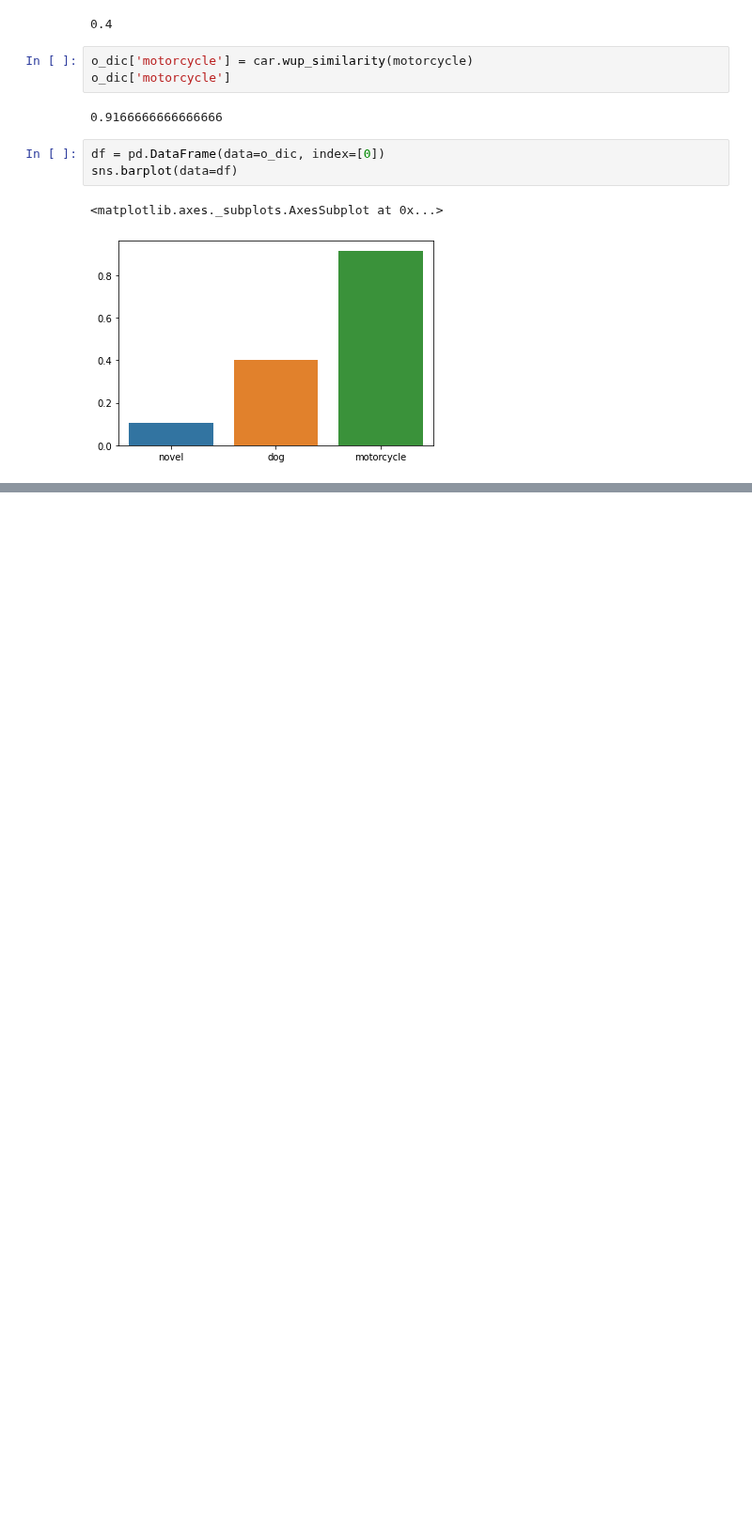
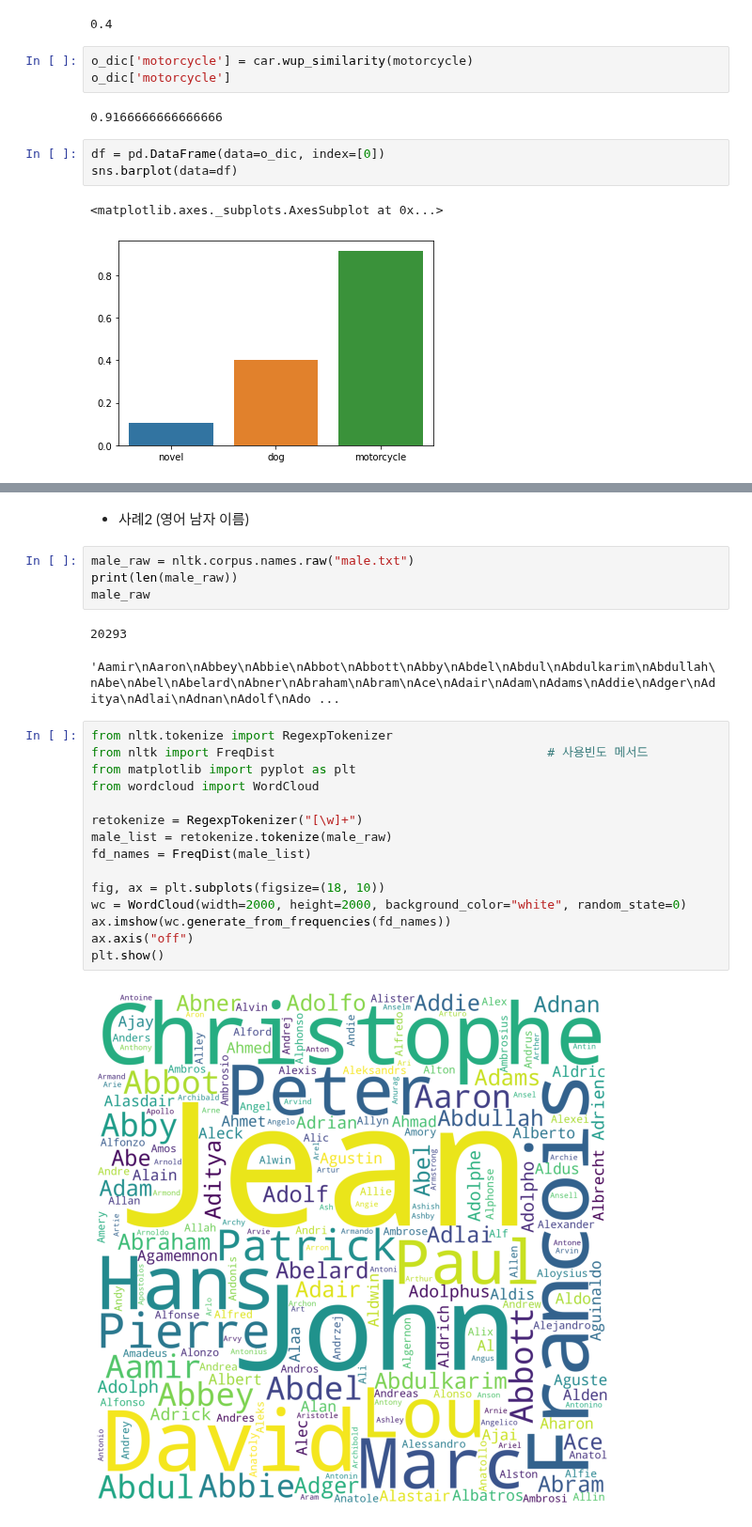
Before and after one commit to twelvesense/first-repository, a Jupyter notebook: demo_ntlk.ipynb, the cells around one changed output, grey strips where cells are left out. Shown at 94% size. Saved outputs shown, nothing was run; the diff lists cells and outputs as text; blank space fills up the shorter version.

```diff
--- a/demo_ntlk.ipynb
+++ b/demo_ntlk.ipynb
@@ -148,0 +197,26 @@ sns.barplot(data=df)
+# %% [markdown]
+* 사례2 (영어 남자 이름)
+# %%
+male_raw = nltk.corpus.names.raw("male.txt")
+print(len(male_raw))
+male_raw
+# %% [output]
+20293
+'Aamir\nAaron\nAbbey\nAbbie\nAbbot\nAbbott\nAbby\nAbdel\nAbdul\nAbdulkarim\nAbdullah\nAbe\nAbel\nAbelard\nAbner\nAbraham\nAbram\nAce\nAdair\nAdam\nAdams\nAddie\nAdger\nAditya\nAdlai\nAdnan\nAdolf\nAdo ...
+# %%
+from nltk.tokenize import RegexpTokenizer
+from nltk import FreqDist                                     # 사용빈도 메서드
+from matplotlib import pyplot as plt
+from wordcloud import WordCloud
+
+retokenize = RegexpTokenizer("[\w]+")
+male_list = retokenize.tokenize(male_raw)
+fd_names = FreqDist(male_list)
+
+fig, ax = plt.subplots(figsize=(18, 10))
+wc = WordCloud(width=2000, height=2000, background_color="white", random_state=0)
+ax.imshow(wc.generate_from_frequencies(fd_names))
+ax.axis("off")
+plt.show()
+# %% [output]
+[figure, added]
```
Also changed, not shown: parts of 13 cells of this notebook.
